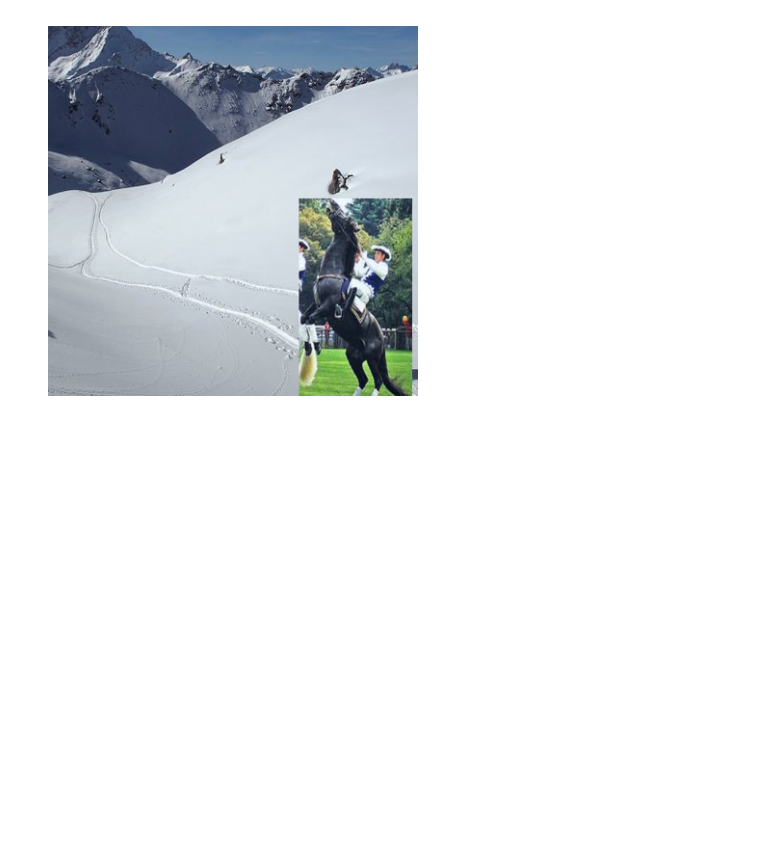
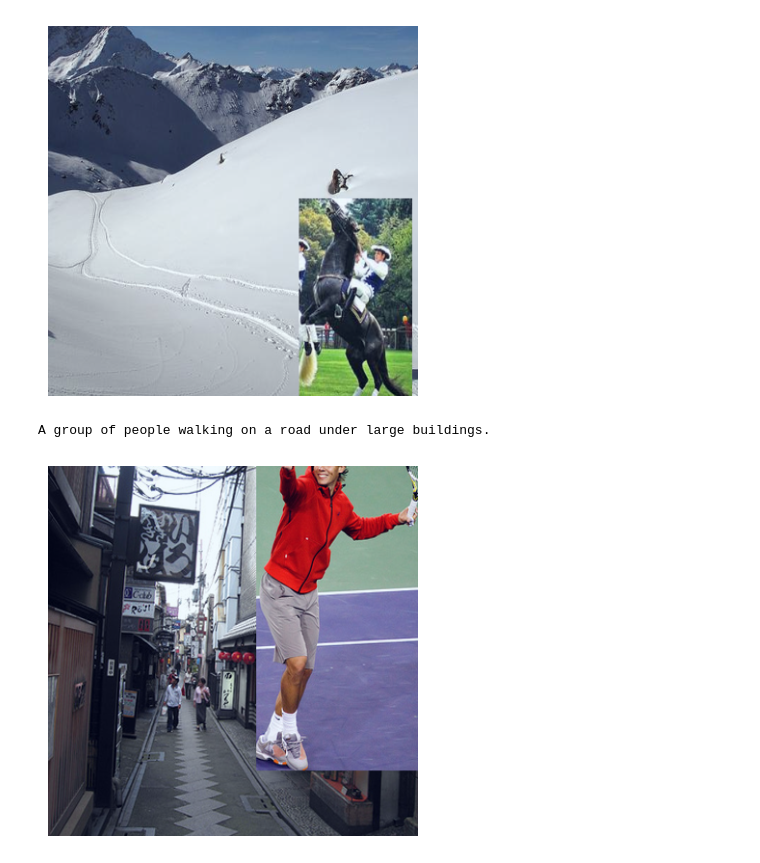
Before and after one commit to crimama/RobustMixGen, a Jupyter notebook: augmentation/sample_check.ipynb, the cells around one changed output. Cells and saved outputs as stored; diff of their text form; code cells hidden in the pictures; blank space fills up the shorter version.

Commit message:
woojun_build update for small dataset

```diff
--- a/augmentation/sample_check.ipynb
+++ b/augmentation/sample_check.ipynb
@@ -18,23 +20,10 @@ def img_show(img):
     plt.imshow(img)
     plt.axis(False)
     plt.show()
-# %%
-config             = yaml.load(open('./configs/Retrieval_coco.yaml'),Loader=yaml.Loader)
-image_dict         = json.load(open(config['image_dict_file']))
-obj_bg_dict        = json.load(open(config['obj_bg_dict_file']))
-
-transform_after_mix = transforms.Compose([
-                                        transforms.RandomResizedCrop(config['image_res'],scale=(0.5, 1.0), interpolation=Image.BICUBIC),
-                                        transforms.ToTensor(),
-                                        transforms.Normalize((0.48145466, 0.4578275, 0.40821073), (0.26862954, 0.26130258, 0.27577711)),
-                                    ])
-
-
-
-
-img_func = RoMixGen_Img(image_dict           = image_dict,
-                        image_root           = config['aug_image_root'],
-                        transform_after_mix  = transform_after_mix,
-                        resize_ratio = 3)
-
-txt_func = RoMixGen_Txt(image_caption       = image_dict)
+# %%
+config             = yaml.load(open('./configs/Retrieval_coco_small_romix.yaml'),Loader=yaml.Loader)
+romixgen = create_romixgen(config)
+# %%
+obj_id = romixgen.obj_bg_dict["obj"][54]
+bg_id = romixgen.obj_bg_dict["bg"][2]
+print(f"obj의 수 = {len(romixgen.obj_bg_dict['obj'])}, \n bg의 수 = {len(romixgen.obj_bg_dict['bg'])}" )
@@ -41,3 +33,6 @@ txt_func = RoMixGen_Txt(image_caption       = image_dict)
+# %%
+temp_ann = {'image_id':"coco_"+obj_id }
+image_result, caption_result = romixgen(temp_ann)
 # %%
 
 obj_cat = txt_func.image_caption[obj_id]["max_obj_cat"] + txt_func.image_caption[obj_id]["max_obj_super_cat"]
@@ -79,3 +74,9 @@ img_show(img)
 # %% [output]
 n A high mountain of snow with a cross country skier.
 [figure]
+# %%
+print(caption_result)
+img_show(image_result)
+# %% [output]
+A group of people walking on a road under large buildings.
+[figure, added]
```
Also changed, not shown: parts of 4 cells of this notebook, 9 other files.
